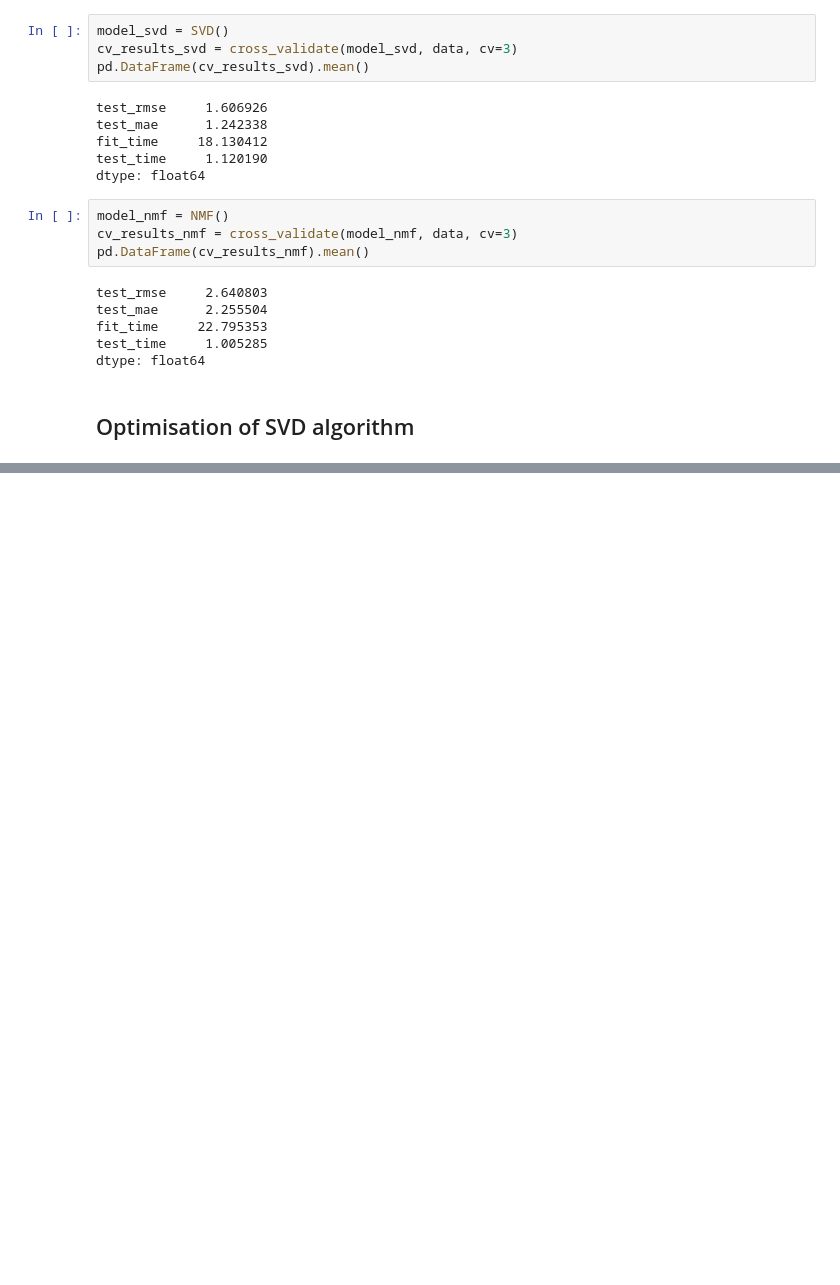
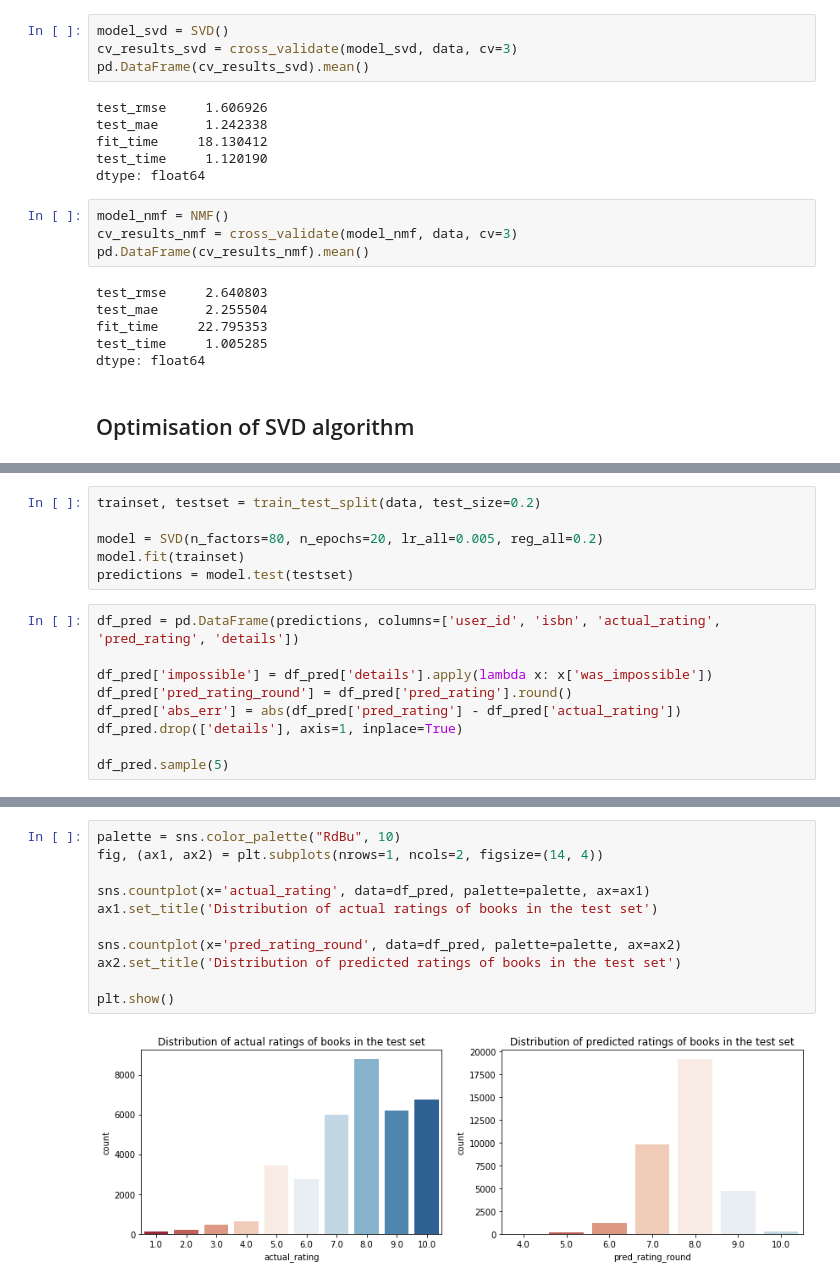
Before and after one commit to klaudia-nazarko/collaborative-filtering-python, a Jupyter notebook: collaborative-filtering-model-based.ipynb, the cells around one changed output, grey strips where cells are left out. Drawn from its saved outputs; the diff is of its cells as text; blank space fills up the shorter version.

Commit message:
continue with model based analysis

```diff
--- a/collaborative-filtering-model-based.ipynb
+++ b/collaborative-filtering-model-based.ipynb
@@ -71,0 +84,15 @@ print(gs.best_params['rmse'])
+# %%
+trainset, testset = train_test_split(data, test_size=0.2)
+
+model = SVD(n_factors=80, n_epochs=20, lr_all=0.005, reg_all=0.2)
+model.fit(trainset)
+predictions = model.test(testset)
+# %%
+df_pred = pd.DataFrame(predictions, columns=['user_id', 'isbn', 'actual_rating', 'pred_rating', 'details'])
+
+df_pred['impossible'] = df_pred['details'].apply(lambda x: x['was_impossible'])
+df_pred['pred_rating_round'] = df_pred['pred_rating'].round()
+df_pred['abs_err'] = abs(df_pred['pred_rating'] - df_pred['actual_rating'])
+df_pred.drop(['details'], axis=1, inplace=True)
+
+df_pred.sample(5)
@@ -71,0 +106,13 @@ print(gs.best_params['rmse'])
+# %%
+palette = sns.color_palette("RdBu", 10)
+fig, (ax1, ax2) = plt.subplots(nrows=1, ncols=2, figsize=(14, 4))
+
+sns.countplot(x='actual_rating', data=df_pred, palette=palette, ax=ax1)
+ax1.set_title('Distribution of actual ratings of books in the test set')
+
+sns.countplot(x='pred_rating_round', data=df_pred, palette=palette, ax=ax2)
+ax2.set_title('Distribution of predicted ratings of books in the test set')
+
+plt.show()
+# %% [output]
+[figure, added]
```
Also changed, not shown: parts of 10 cells of this notebook.
